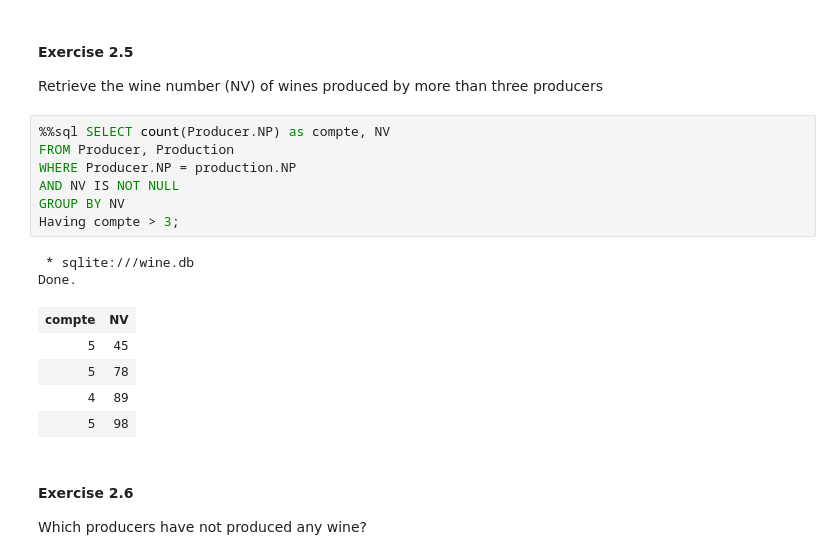
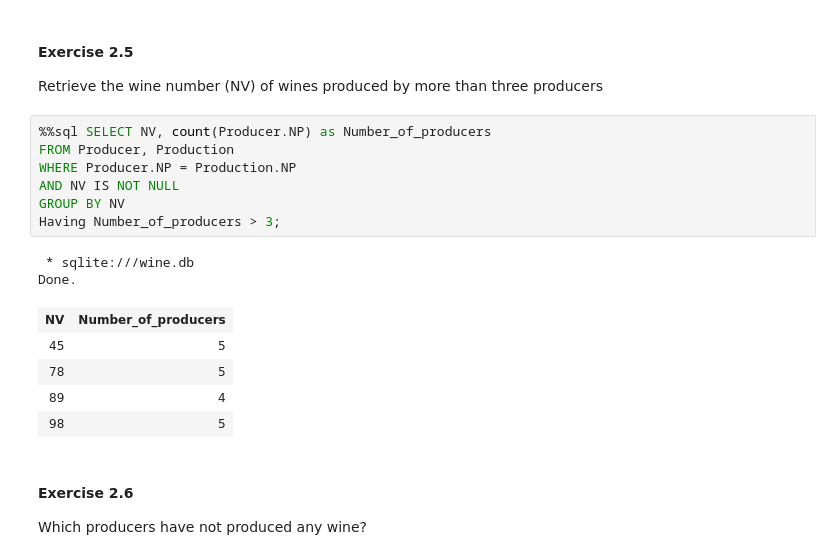
Before and after one commit to pfangue/INF725, a Jupyter notebook: TP2/DB-TP2_Parfait_FANGUE.ipynb, the cells around one changed output. Cells and saved outputs as stored; diff of their text form.

```diff
--- a/TP2/DB-TP2_Parfait_FANGUE.ipynb
+++ b/TP2/DB-TP2_Parfait_FANGUE.ipynb
@@ -521,20 +532,20 @@ Done.
 
 Retrieve the wine number (NV) of wines produced by more than three producers
 # %%
-%%sql SELECT count(Producer.NP) as compte, NV
+%%sql SELECT NV, count(Producer.NP) as Number_of_producers
 FROM Producer, Production
-WHERE Producer.NP = production.NP
+WHERE Producer.NP = Production.NP
 AND NV IS NOT NULL
 GROUP BY NV
-Having compte > 3;
+Having Number_of_producers > 3;
 # %% [output]
  * sqlite:///wine.db
 Done.
-| compte | NV |
-| 5 | 45 |
-| 5 | 78 |
-| 4 | 89 |
-| 5 | 98 |
+| NV | Number_of_producers |
+| 45 | 5 |
+| 78 | 5 |
+| 89 | 4 |
+| 98 | 5 |
 # %% [markdown]
 #### Exercise 2.6
 
```
Also changed, not shown: parts of 14 cells of this notebook, 1 other file.
